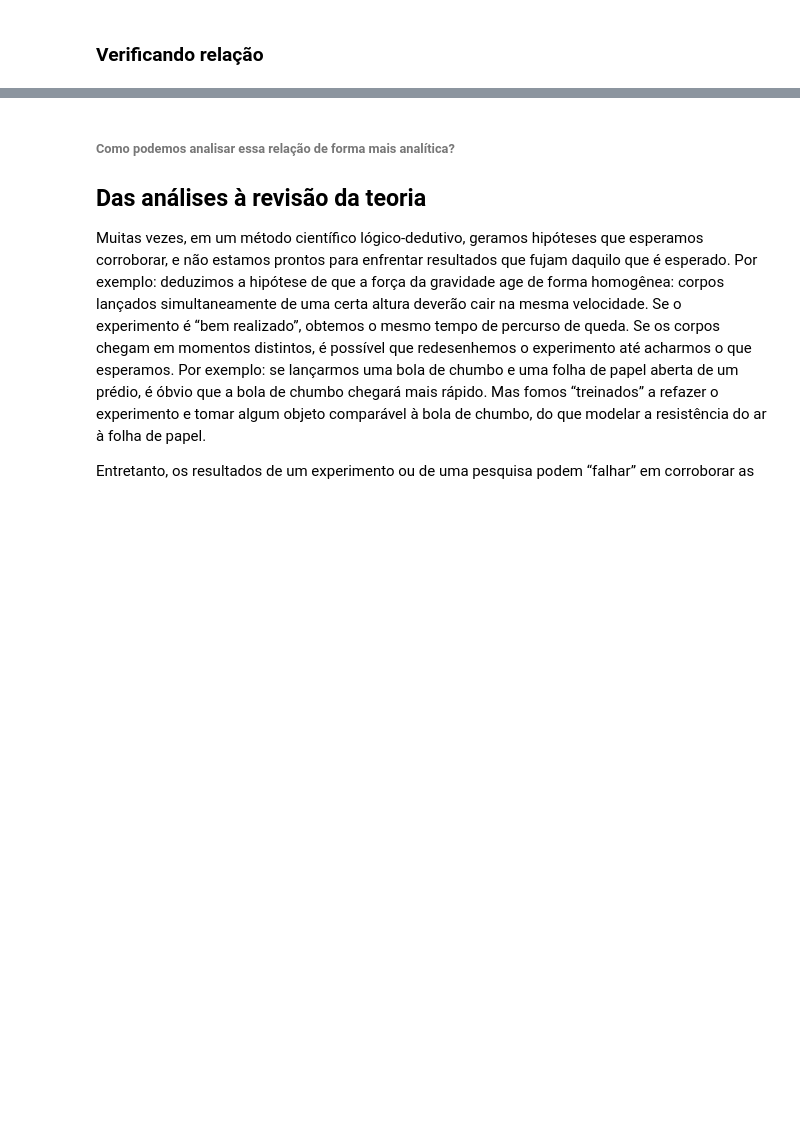
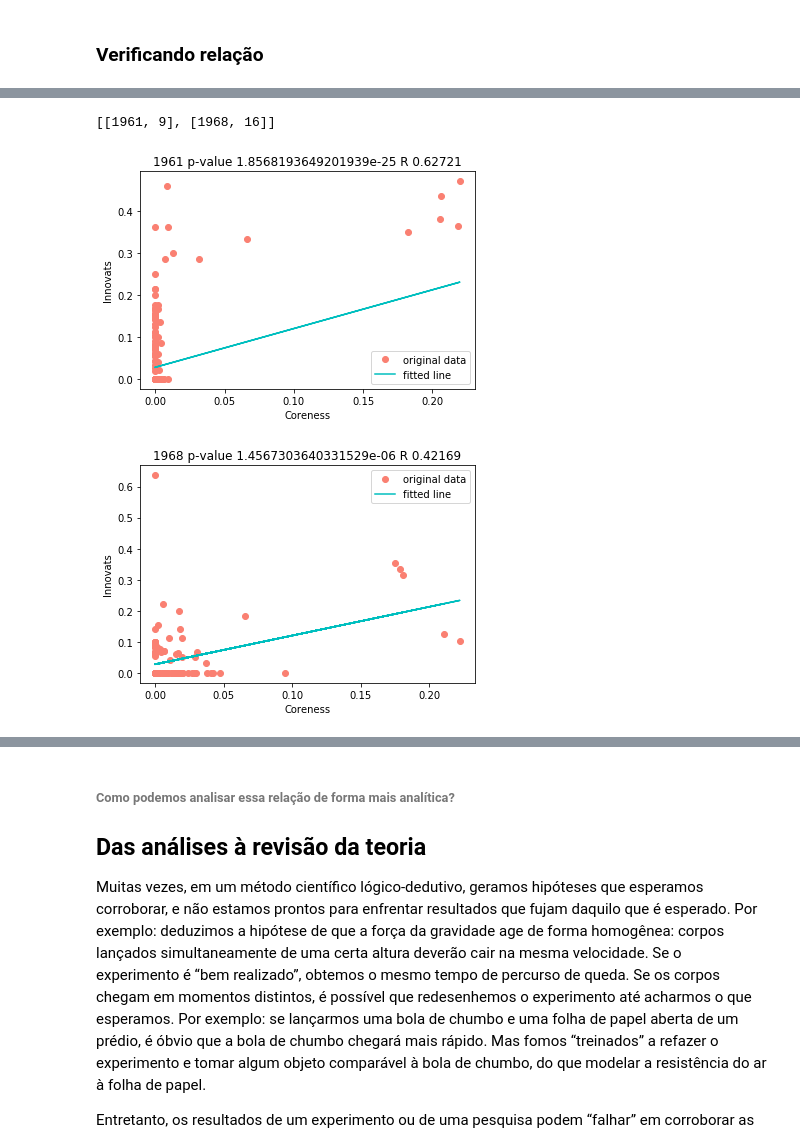
Before and after one commit to elisamalzoni/redesoc-2018, a Jupyter notebook: Encontro08/materialelisaebruna.ipynb, the cells around one changed output, grey strips where cells are left out. Drawn from its saved outputs; the diff is of its cells as text; code cells hidden in the pictures; blank space fills up the shorter version.

```diff
--- a/Encontro08/materialelisaebruna.ipynb
+++ b/Encontro08/materialelisaebruna.ipynb
@@ -341,3 +383,12 @@ a.fig.suptitle("Inovação vs. Coreness ao longo dos anos");
+# %%
+anosp = []
+for i in range(17):
+    if corrsp[i][0] > 0.4 or corrsp[i][0] < -0.4:
+        if corrsp[i][1] <= 0.5:
+            anosp.append([1952+i, i])
+print(anosp)
+# %% [output]
+[[1961, 9], [1968, 16]]
 # %%
 import scipy.signal as ss
 from scipy import stats
@@ -372,3 +421,30 @@ for i in range(17):
+# %%
+i=9
+x = datalist[i].coreness
+y = datalist[i].innovats
+
+plt.plot(x, y, 'o', color='salmon', label='original data')
+plt.plot(x, intercept + slope*x, 'c', label='fitted line')
+plt.title("{0} p-value {1} R {2:.5f}".format((1952+i), listregres[i][3], listregres[i][2]))
+plt.xlabel("Coreness")
+plt.ylabel("Innovats")
+plt.legend()
+plt.show()
+
+i=16
+x = datalist[i].coreness
+y = datalist[i].innovats
+
+plt.plot(x, y, 'o', color='salmon', label='original data')
+plt.plot(x, intercept + slope*x, 'c', label='fitted line')
+plt.title("{0} p-value {1} R {2:.5f}".format((1952+i), listregres[i][3], listregres[i][2]))
+plt.xlabel("Coreness")
+plt.ylabel("Innovats")
+plt.legend()
+plt.show()
+# %% [output]
+[figure, added]
+[figure, added]
 # %%
 for i in range (17):
     if listregres[i][3] <= 0.05:
```
Also changed, not shown: parts of 7 cells of this notebook.
